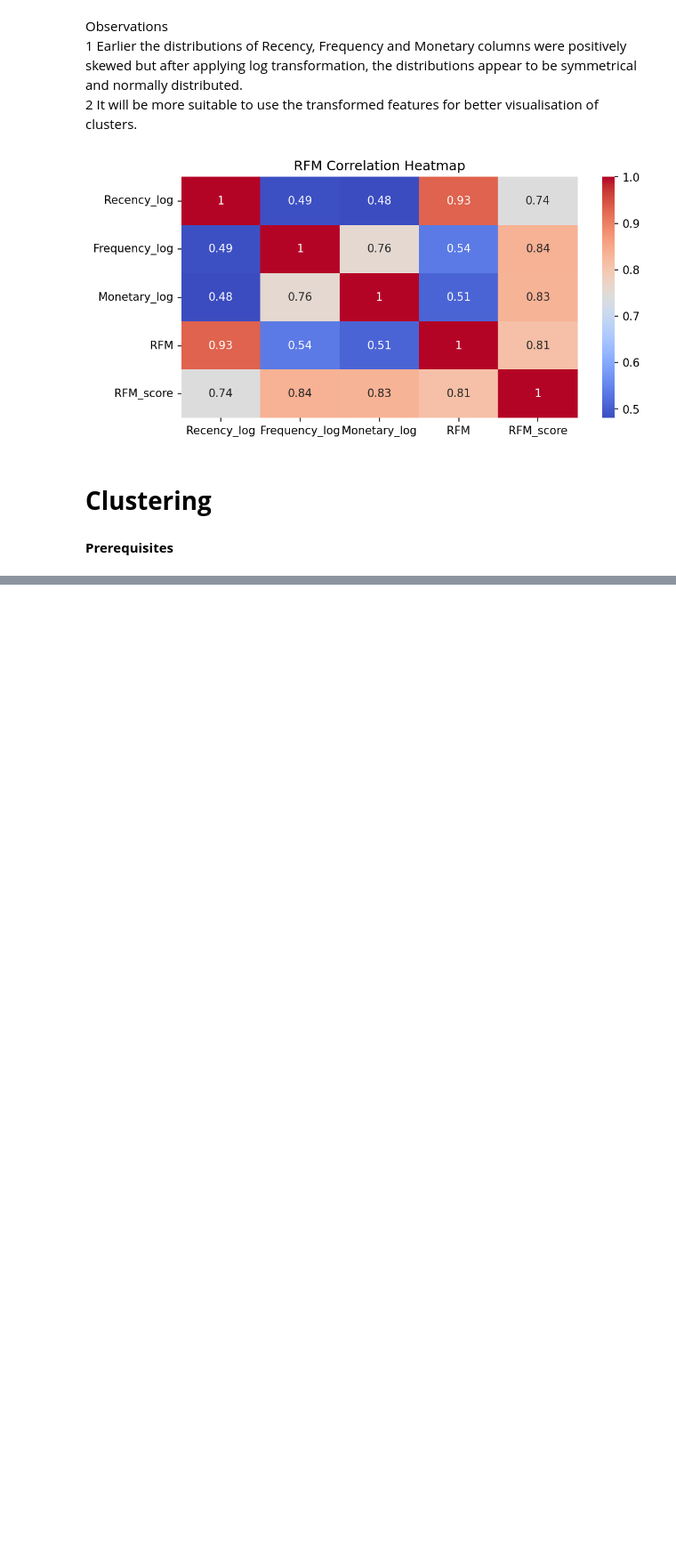
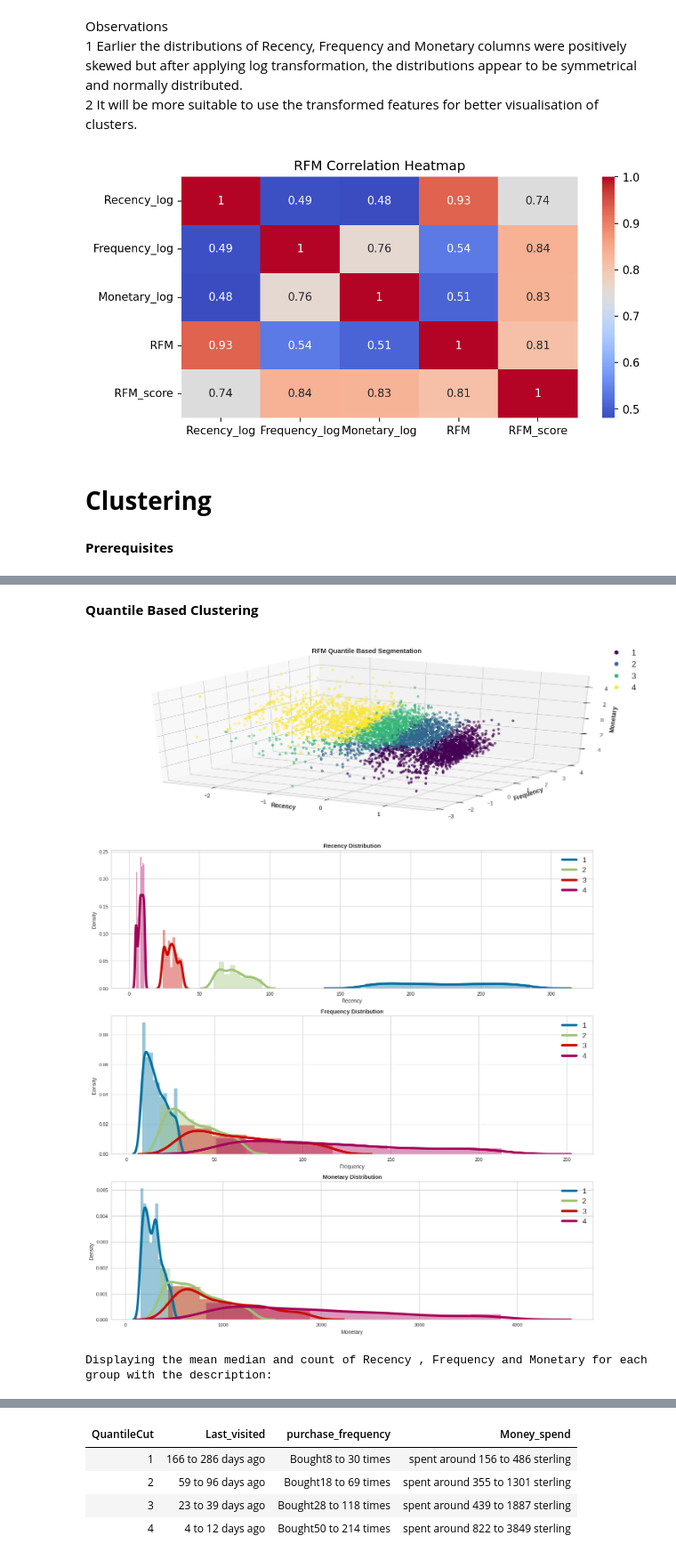
Before and after one commit to prajwalDU/customer-segmentation, a Jupyter notebook: Online_Retail_Customer_Segmentation_Capstone_Project.ipynb, the cells around one changed output, grey strips where cells are left out. Shown at 89% size. Cells and saved outputs as stored; diff of their text form; code cells hidden in the pictures; blank space fills up the shorter version.

```diff
--- a/Online_Retail_Customer_Segmentation_Capstone_Project.ipynb
+++ b/Online_Retail_Customer_Segmentation_Capstone_Project.ipynb
@@ -599,0 +719,15 @@ X = StandardScaler().fit_transform(X)
+# %% [markdown]
+**Quantile Based Clustering**
+# %%
+# Splitting RFM in 4 segments based on quantiles to obtain segments
+y = pd.qcut(rfm['RFM'], q=4, labels=[1,2,3,4]).astype(int)
+
+# Plotting Segments for Visualization
+title = 'RFM Quantile Based Segmentation'
+segment_name = 'QuantileCut'
+overlap_supress = 0.25
+conclusion[segment_name] = plots_stats_summary(y, segment_name, title, overlap_supress)
+# %% [output]
+[figure, added]
+[figure, added]
+Displaying the mean median and count of Recency , Frequency and Monetary for each group with the description:
@@ -599,0 +739,5 @@ X = StandardScaler().fit_transform(X)
+| QuantileCut | Last_visited | purchase_frequency | Money_spend |
+| 1 | 166 to 286 days ago | Bought8 to 30 times | spent around 156 to 486 sterling |
+| 2 | 59 to 96 days ago | Bought18 to 69 times | spent around 355 to 1301 sterling |
+| 3 | 23 to 39 days ago | Bought28 to 118 times | spent around 439 to 1887 sterling |
+| 4 | 4 to 12 days ago | Bought50 to 214 times | spent around 822 to 3849 sterling |
```
Also changed, not shown: parts of 8 cells of this notebook.
